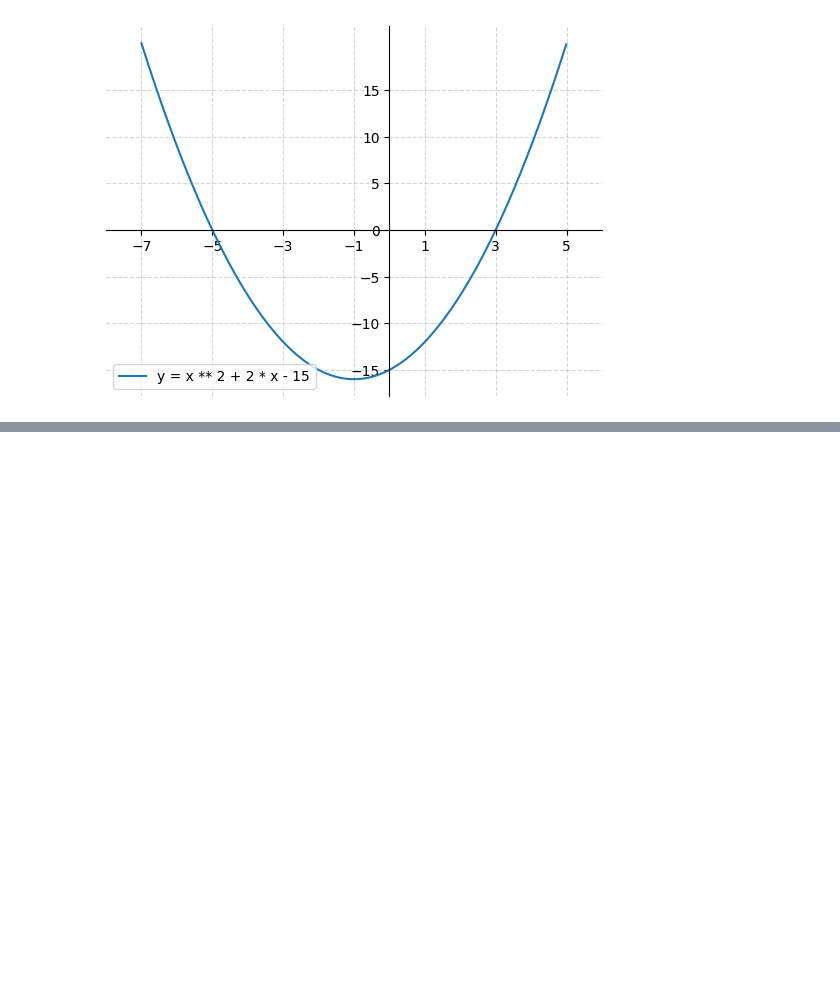
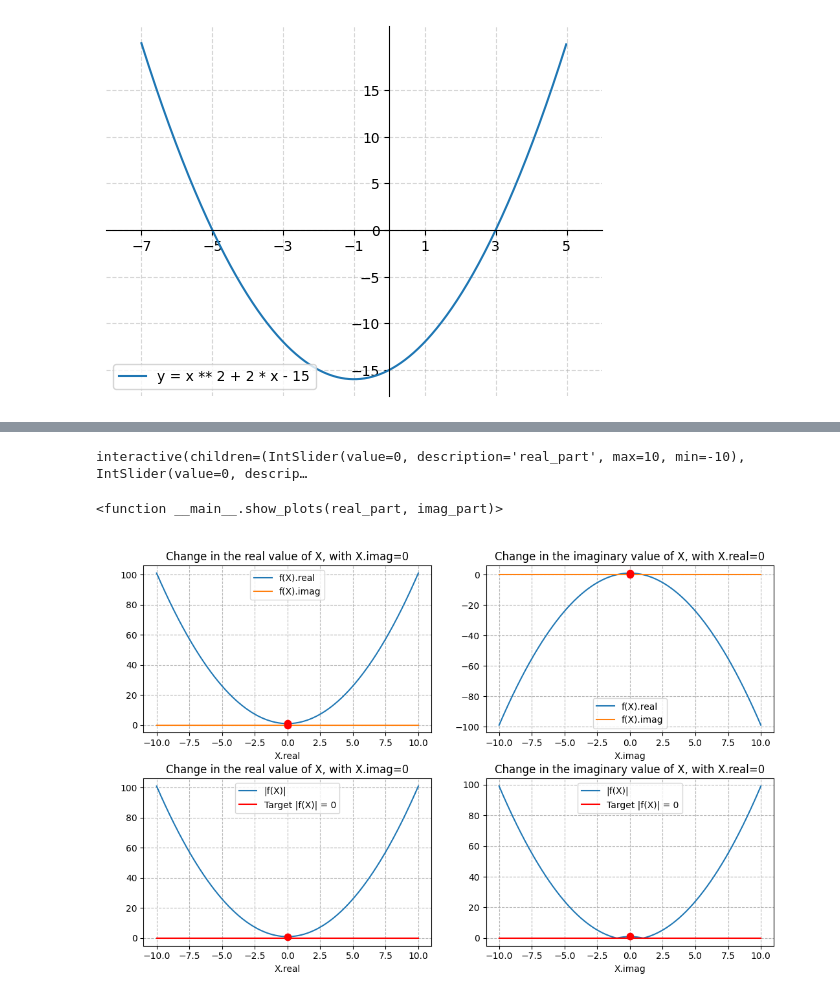
Before and after one commit to emmachirlomez/cs411-generalities-about-complex-numbers, a Jupyter notebook: emma.ipynb, the cells around one changed output, grey strips where cells are left out. Saved outputs shown, nothing was run; the diff lists cells and outputs as text; code cells hidden in the pictures; blank space fills up the shorter version.

```diff
--- a/emma.ipynb
+++ b/emma.ipynb
@@ -46,0 +109,74 @@ plt.show()
+# %%
+def f(a, b):
+    x = a + 1j * b
+    # return x ** 2 + 1
+    return (x + 4 - 2j)*(x + 4 + 2j)
+    # (x + 4-2i)^2
+    #
+# %%
+fig, ax = plt.subplots(nrows=2, ncols=2, figsize=(11, 7))
+
+def show_plots(real_part, imag_part):
+    # delete previous graph
+    for i, j in [(0, 0), (0, 1), (1, 0), (1, 1)]:
+        ax[i][j].cla()
+
+    window_size = 10 # TODO: Change
+    fig.tight_layout(pad=3.0)
+
+    real_window = np.linspace(real_part - window_size, real_part + window_size, 1000)
+    imag_window = np.linspace(imag_part - window_size, imag_part + window_size, 1000)
+
+    real_f_from_real_chaning = np.array([ f(i, imag_part).real for i in real_window])
+    imag_f_from_real_chaning = np.array([ f(i, imag_part).imag for i in real_window])
+    real_f_from_imag_chaning = np.array([ f(real_part, i).real for i in imag_window])
+    imag_f_from_imag_chaning = np.array([ f(real_part, i).imag for i in imag_window])
+
+    abs_f_from_real_chaning = np.array([ np.abs(f(i, imag_part)) for i in real_window])
+    abs_f_from_imag_chaning = np.array([ np.abs(f(real_part, i)) for i in imag_window])
+
+    ax[0][0].plot(real_window, real_f_from_real_chaning, label='f(X).real')
+    ax[0][0].plot([real_part], [f(real_part, imag_part).real], 'r.', markersize=15)
+    ax[0][0].plot(real_window, imag_f_from_real_chaning, label='f(X).imag')
+    ax[0][0].plot([real_part], [f(real_part, imag_part).imag], 'r.', markersize=15)
+    ax[0][0].set_xlabel("X.real")
+    ax[0][0].set_title(f"Change in the real value of X, with X.imag={imag_part}")
+
+    ax[0][1].plot(imag_window, real_f_from_imag_chaning, label='f(X).real')
+    ax[0][1].plot([imag_part], [f(real_part, imag_part).real], 'r.', markersize=15)
+    ax[0][1].plot(imag_window, imag_f_from_imag_chaning, label='f(X).imag')
+    ax[0][1].plot([imag_part], [f(real_part, imag_part).imag], 'r.', markersize=15)
+    ax[0][1].set_xlabel("X.imag")
+    ax[0][1].set_title(f"Change in the imaginary value of X, with X.real={real_part}")
+
+    ax[1][0].plot(real_window, abs_f_from_real_chaning, label='|f(X)|')
+    ax[1][0].plot(real_window, 0 * imag_window, 'r', label='Target |f(X)| = 0')
+    ax[1][0].plot([real_part], [np.abs(f(real_part, imag_part))], 'r.', markersize=15)
+    ax[1][0].set_xlabel("X.real")
+    ax[1][0].set_title(f"Change in the real value of X, with X.imag={imag_part}")
+
+    ax[1][1].plot(imag_window, abs_f_from_imag_chaning, label='|f(X)|')
+    ax[1][1].plot(imag_window, 0 * imag_window, 'r', label='Target |f(X)| = 0')
+    ax[1][1].plot([imag_part], [np.abs(f(real_part, imag_part))], 'r.', markersize=15)
+    ax[1][1].set_xlabel("X.imag")
+    ax[1][1].set_title(f"Change in the imaginary value of X, with X.real={real_part}")
+
+    for i, j in [(0, 0), (0, 1), (1, 0), (1, 1)]:
+        ax[i][j].grid(alpha=.9, which='both', linestyle='--')
+        ax[i][j].legend()
+        #ax[i][j].set_ylim([-5, 5])
+
+    print(f"Plot for the function f(X) = X^2 +8 *X + 12, in the point X = {real_part} + {imag_part} * i:")
+
+    # plt.show()
+    return None
+
+
+real_part = widgets.IntSlider(min=-10, max=10, step=1, value=0)
+imag_part = widgets.IntSlider(min=-10, max=10, step=1, value=0)
+
+interact(show_plots, real_part=real_part, imag_part=imag_part)
+# %% [output]
+interactive(children=(IntSlider(value=0, description='real_part', max=10, min=-10), IntSlider(value=0, descrip…
+<function __main__.show_plots(real_part, imag_part)>
+[figure, added]
```
Also changed, not shown: parts of 4 cells of this notebook.
